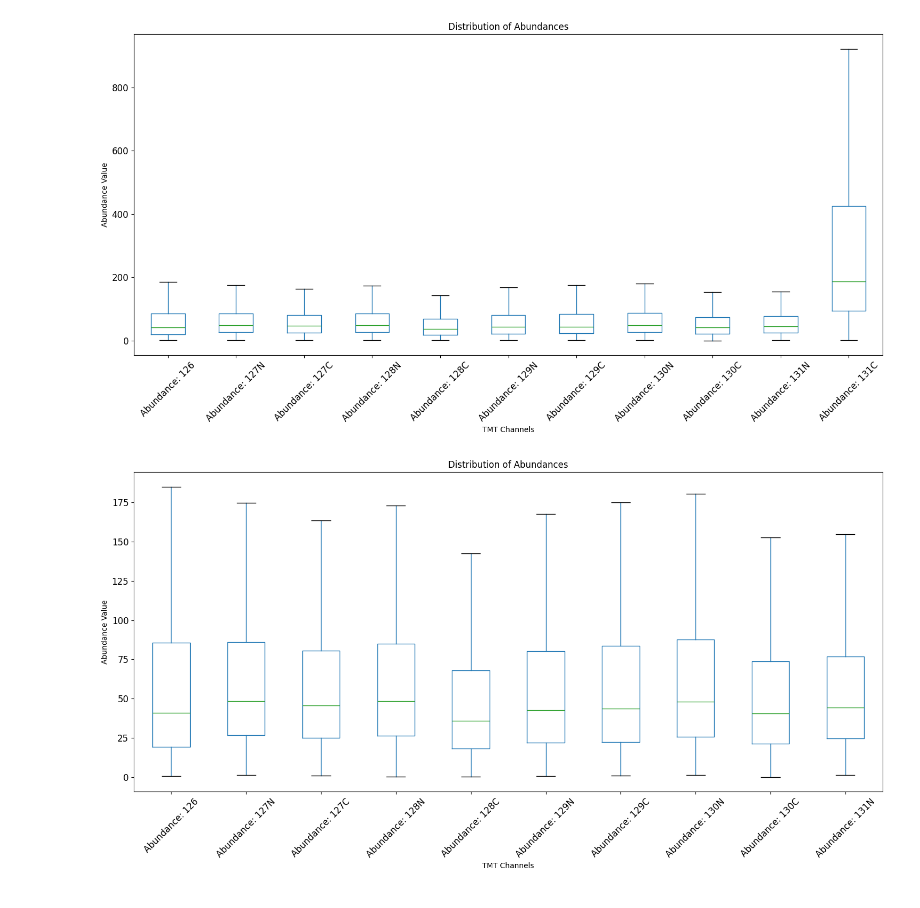
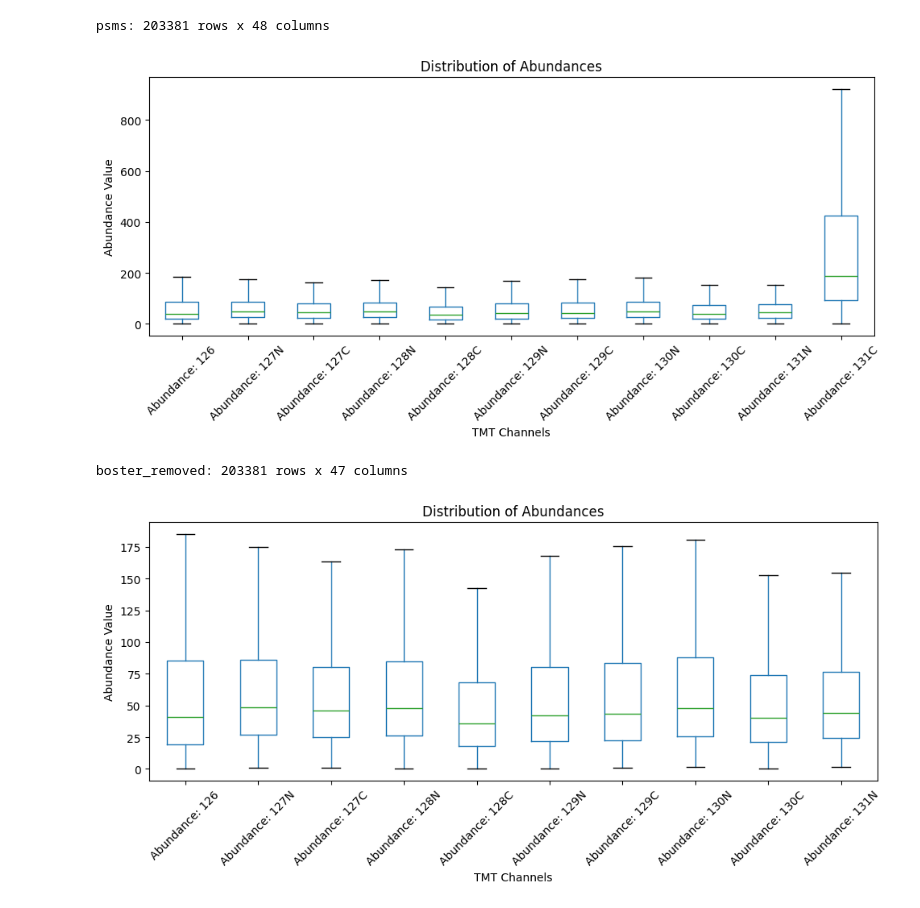
Before and after one commit to science64/DynaTMT-py-SB, a Jupyter notebook: mePROD LMM template.ipynb, the cells around one changed output. Cells and saved outputs as stored; diff of their text form; code cells hidden in the pictures.

```diff
--- a/mePROD LMM template.ipynb
+++ b/mePROD LMM template.ipynb
@@ -55,33 +55,37 @@ psms = pd.read_csv(f'{wd}/{dataName}', sep='\t', header=0) # TEXT or CSV file: y
 # %%
 # to have a look your data how it is looking!
 
 # channels this is provide columsn which has the abundances columns only from 'psms' data
 # change accordingly for other files if needed!
 channels = [col for col in psms.columns
             if 'abundance' in col.lower() and 'normaliz' not in col.lower()]
 
 print('psms: %s rows x %s columns' % (psms.shape[0], psms.shape[1]))
 
 abundance_df = psms[channels]
 
 # Displaying the first few rows of the extracted abundance columns
 abundance_df.head()
 
 # Plotting the abundance columns using a boxplot
-plt.figure(figsize=(15, 8))
-abundance_df.boxplot(grid=False, vert=True, fontsize=12, rot=45, showfliers=False)
+plt.figure(figsize=(10, 5))
+abundance_df.boxplot(grid=False, vert=True, fontsize=10, rot=45, showfliers=False)
 plt.title("Distribution of Abundances")
 plt.ylabel("Abundance Value")
 plt.xlabel("TMT Channels")
 plt.tight_layout()
 plt.show()
 # %% [output]
+psms: 203381 rows x 48 columns
-[figure, old version]
+[figure, new version]
 # %%
 # if you want to remove your booster
 # In my experiment it is last channel 'Abundance: 131C' you need to find your column to remove it.
 
 boster_removed = psms.drop('Abundance: 131C', axis = True)
+
+
+### plotting and data statistics purposes! ## You can remove everything down below! ###
 
 print('boster_removed: %s rows x %s columns' % (boster_removed.shape[0], boster_removed.shape[1]))
 
@@ -96,12 +100,13 @@ abundance_df = boster_removed[channels]
 abundance_df.head()
 
 # Plotting the abundance columns using a boxplot
-plt.figure(figsize=(15, 8))
-abundance_df.boxplot(grid=False, vert=True, fontsize=12, rot=45, showfliers=False)
+plt.figure(figsize=(10, 5))
+abundance_df.boxplot(grid=False, vert=True, fontsize=10, rot=45, showfliers=False)
 plt.title("Distribution of Abundances")
 plt.ylabel("Abundance Value")
 plt.xlabel("TMT Channels")
 plt.tight_layout()
 plt.show()
 # %% [output]
+boster_removed: 203381 rows x 47 columns
-[figure, old version]
+[figure, new version]
```
Also changed, not shown: parts of 16 cells of this notebook.
